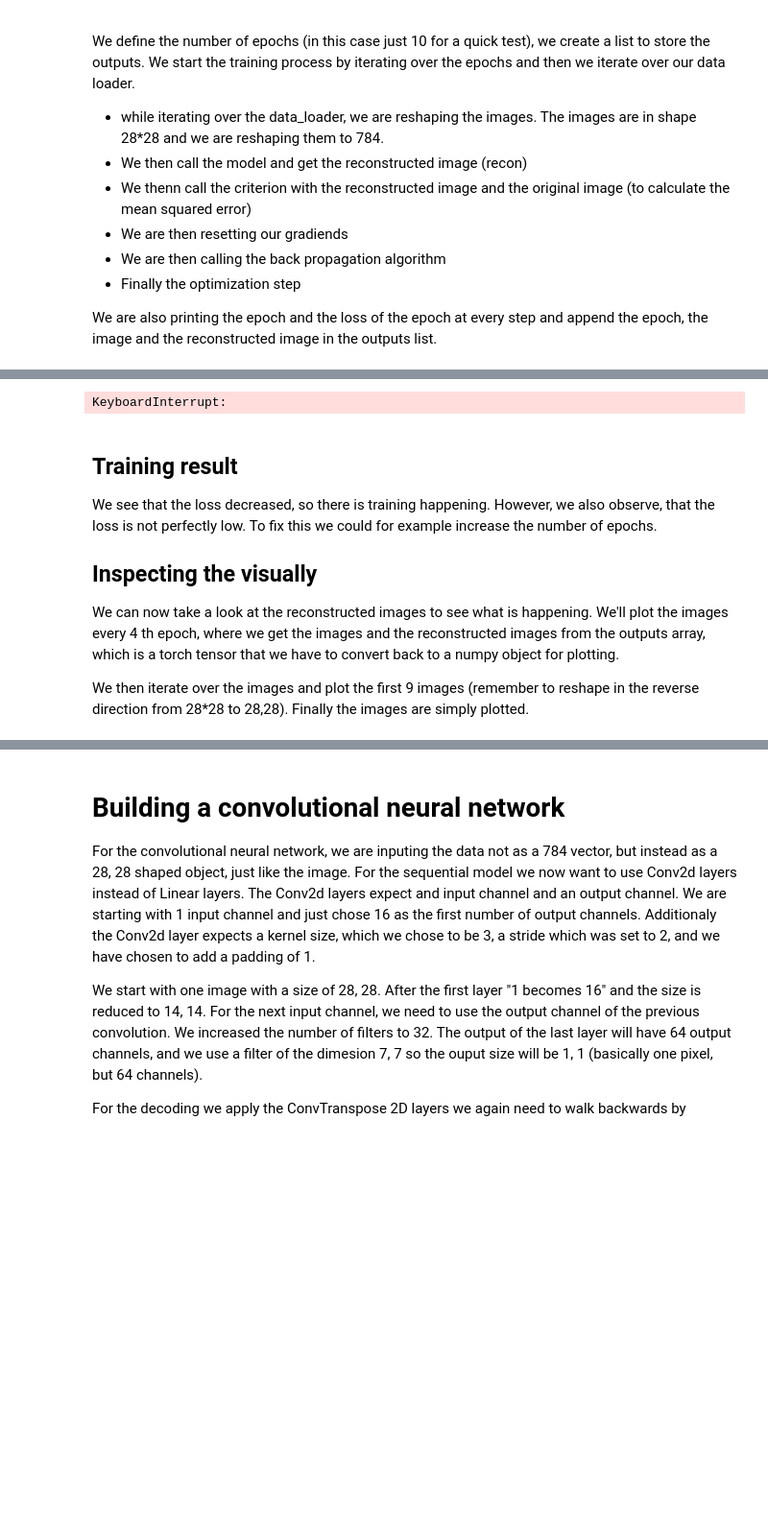
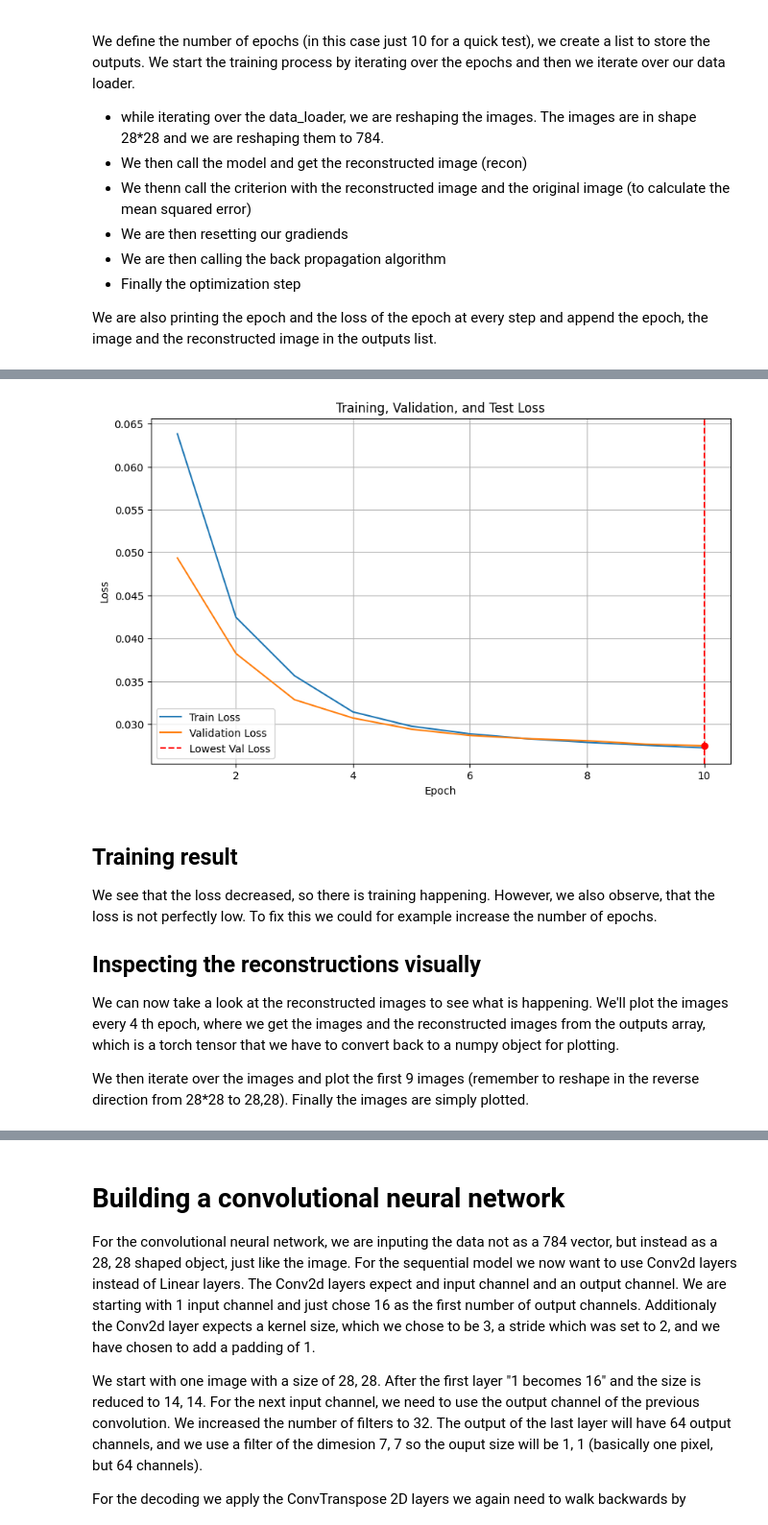
Before and after one commit to jonfunk21/ML4Proteins, a Jupyter notebook: 02_Representations/Autoencoders.ipynb, the cells around one changed output, grey strips where cells are left out. Shown: that part at 96% size. Saved outputs shown, nothing was run; the diff lists cells and outputs as text; code cells hidden in the pictures; blank space fills up the shorter version.

Commit message:
autoencoder intuition

```diff
--- a/02_Representations/Autoencoders.ipynb
+++ b/02_Representations/Autoencoders.ipynb
@@ -114,7 +114,6 @@ We first reduce the images with a few linear layers. To structure the code we ar
 # %%
 class Autoencoder(nn.Module):
     def __init__(self, d_z=10):
-        # N, 784
         super().__init__()
         self.encoder = nn.Sequential(
             nn.Linear(28*28, 128),    # N,784 -> N,128
@@ -131,10 +130,11 @@ class Autoencoder(nn.Module):
             nn.Linear(64, 128),
             nn.ReLU(),
             nn.Linear(128, 28*28),
-            nn.Sigmoid()    # Sigmoid to get values between 0 and 1
+            nn.Sigmoid()  # Sigmoid to get values between 0 and 1
         )
 
     def forward(self, x):
+        x = x.view(-1, 28 * 28)
         encoded = self.encoder(x)
         decoded = self.decoder(encoded)
-        return decoded
+        return decoded.view(-1, 1, 28, 28)
@@ -300,4 +301,13 @@ def train_model(
 # %%
+device = torch.device("cuda" if torch.cuda.is_available() else "cpu")
+num_epochs=10
+print(f"Using {device}")
+
+d_z = 10
+autoencoder = Autoencoder(d_z=d_z).to(device)
+criterion = nn.MSELoss()
+optimizer = torch.optim.Adam(autoencoder.parameters(), lr=1e-3, weight_decay=1e-5)
+
 train_losses, val_losses, test_losses, best_epoch = train_model(
     model=autoencoder,
     train_loader=train_loader,
@@ -305,12 +315,12 @@ train_losses, val_losses, test_losses, best_epoch = train_model(
     test_loader=test_loader,
     criterion=nn.MSELoss(),
     optimizer=torch.optim.Adam(autoencoder.parameters(), lr=1e-3, weight_decay=1e-5),
-    num_epochs=10,
+    num_epochs=num_epochs,
     device=device,
-    use_noise=True,                # Enable noise addition
+    use_noise=False,                # Enable noise addition
     add_noise_fn=add_noise,        # Pass the noise function
     model_name="autoencoder"     # Save weights with this name
 )
 
-plot_losses(train_losses, val_losses, test_losses, best_epoch, num_epochs)
+plot_losses(train_losses, val_losses, test_losses, best_epoch, num_epochs, model_name="autoencoder")
 # %% [output]
@@ -319,10 +339,10 @@ Epoch 2/10 | Train Loss: 0.0237 | Val Loss: 0.0235
-KeyboardInterrupt:
+[figure, added]
 # %% [markdown]
 ## Training result
 
 We see that the loss decreased, so there is training happening. However, we also observe, that the loss is not perfectly low. To fix this we could for example increase the number of epochs.
 
-## Inspecting the visually
+## Inspecting the reconstructions visually
 
 We can now take a look at the reconstructed images to see what is happening. We'll plot the images every 4 th epoch, where we get the images and the reconstructed images from the outputs array, which is a torch tensor that we have to convert back to a numpy object for plotting.
 
```
Also changed, not shown: parts of 24 cells of this notebook, 12 other files.
